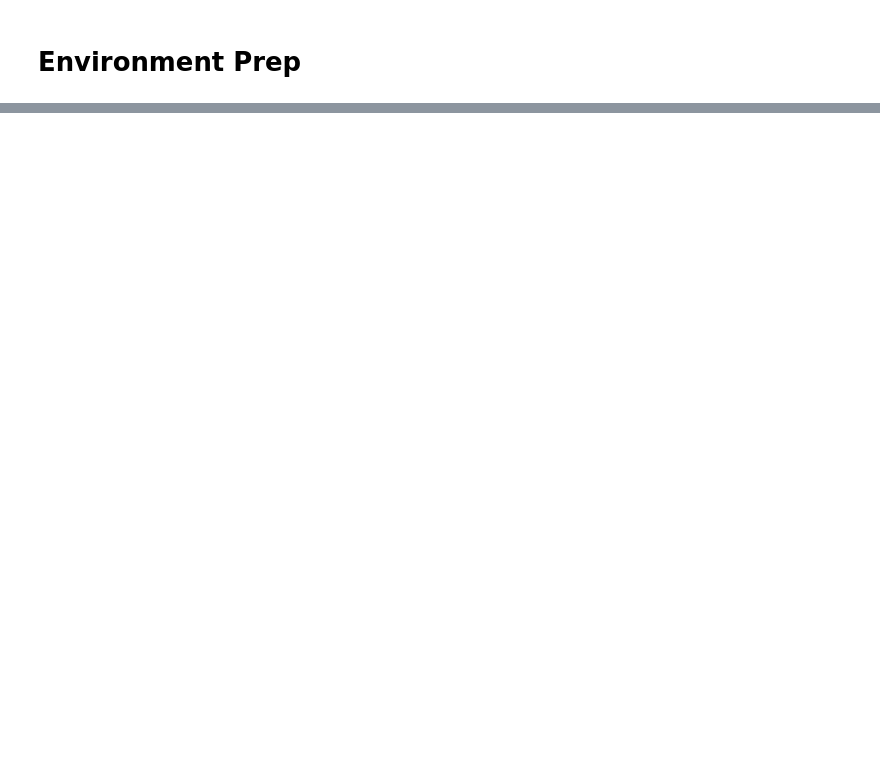
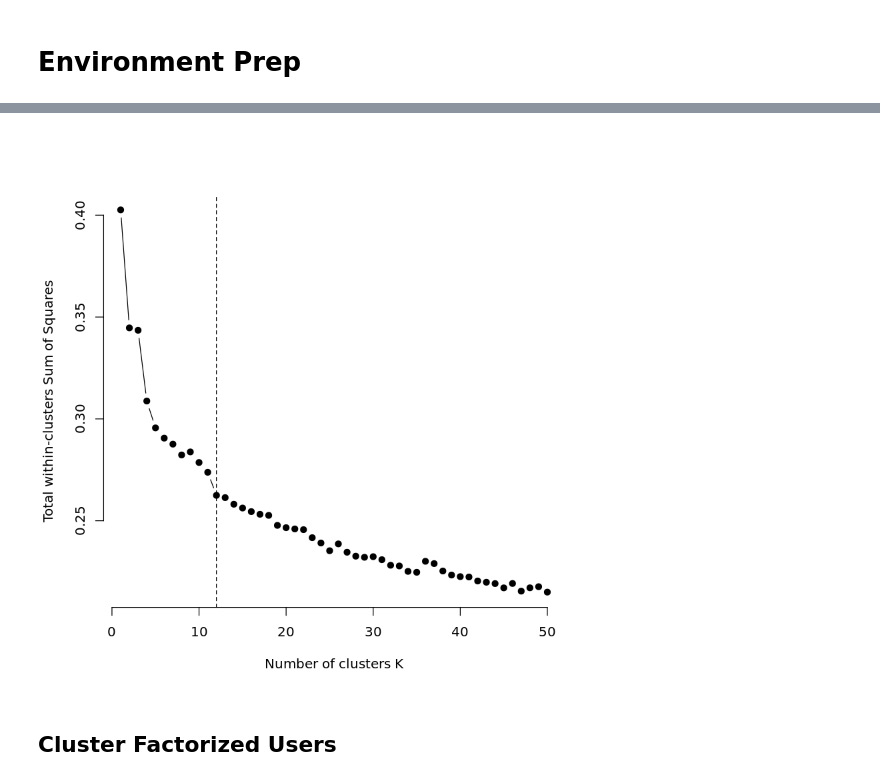
Before and after one commit to wwells/CUNY_DATA_643, a Jupyter notebook: FinalProject/FProject_DataPrep_Modeling_P4.ipynb, the cells around one changed output, grey strips where cells are left out. Drawn from its saved outputs; the diff is of its cells as text; code cells hidden in the pictures; blank space fills up the shorter version.

Commit message:
feat(FP): clustering

```diff
--- a/FinalProject/FProject_DataPrep_Modeling_P4.ipynb
+++ b/FinalProject/FProject_DataPrep_Modeling_P4.ipynb
@@ -37,0 +18,3 @@ head(indexBook)
+# %%
+binSVD <- readRDS("facBinMatrices.rds")
+BinBook <- readRDS("binBookM.rds")
@@ -37,0 +36,3 @@ head(indexBook)
+# %%
+facUsers <- binSVD$u
+getSizeDim(facUsers)
@@ -37,0 +45,16 @@ head(indexBook)
+# %%
+k.max <- 50
+data <- scale(facUsers)
+wss <- sapply(1:k.max,
+        function(k){clara(data, k)$objective})
+# %%
+#http://www.sthda.com/english/wiki/print.php?id=239
+plot(1:k.max, wss,
+       type="b", pch = 19, frame = FALSE,
+       xlab="Number of clusters K",
+       ylab="Total within-clusters Sum of Squares")
+abline(v = 12, lty =2)
+# %% [output]
+[figure, added]
+# %% [markdown]
+## Cluster Factorized Users
```
Also changed, not shown: parts of 27 cells of this notebook, 7 other files.
